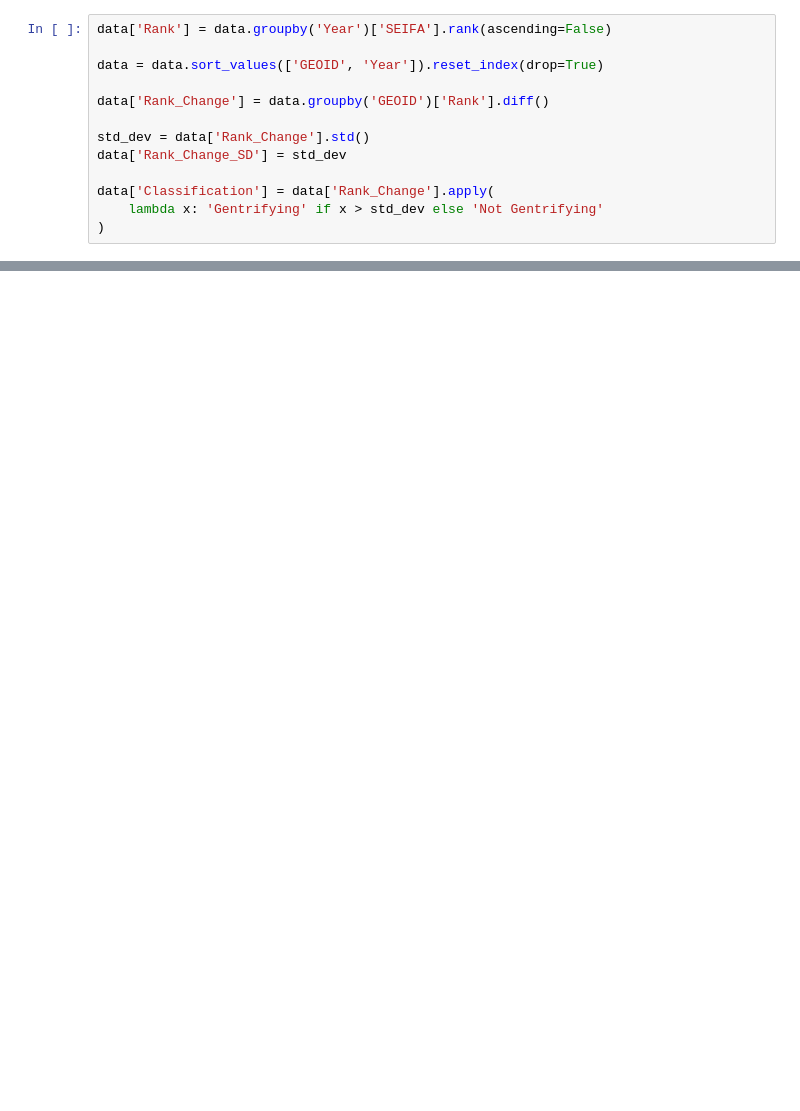
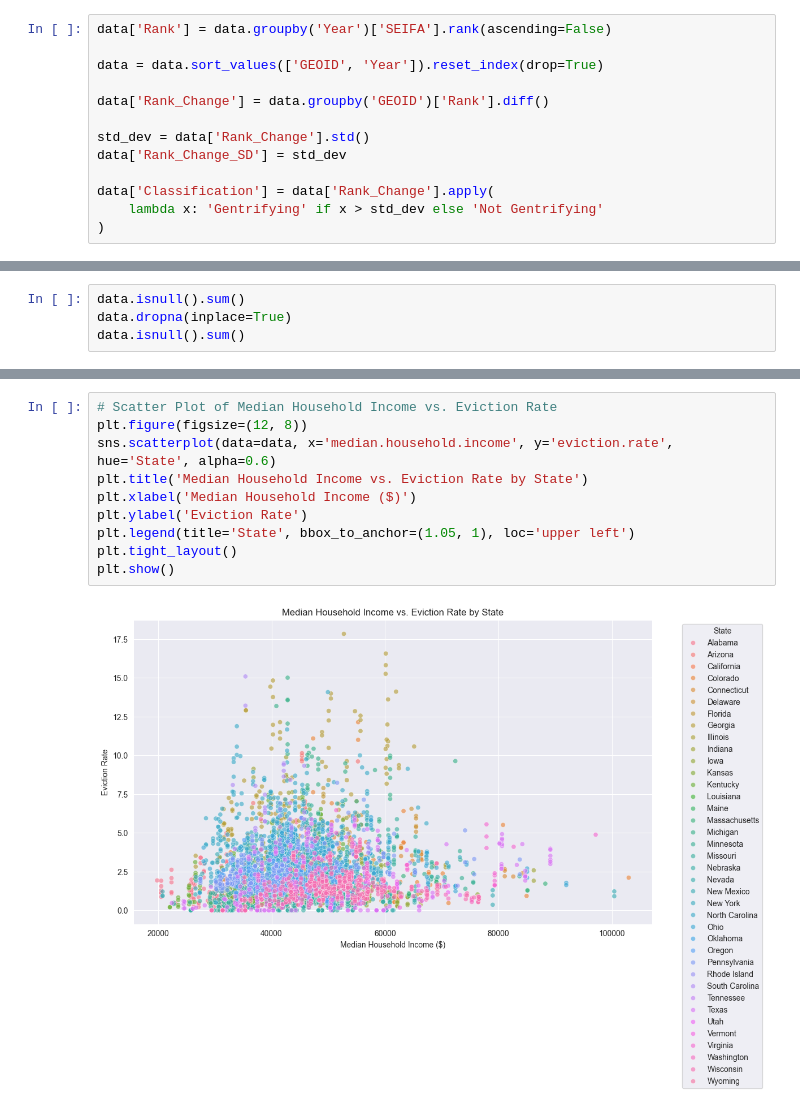
Before and after one commit to The-Swapster/gentrification_classification_prediction, a Jupyter notebook: dataprep.ipynb, the cells around one changed output, grey strips where cells are left out. Saved outputs shown, nothing was run; the diff lists cells and outputs as text; blank space fills up the shorter version.

```diff
--- a/dataprep.ipynb
+++ b/dataprep.ipynb
@@ -161 +152,5 @@ Gentrifying        1726
 Name: count, dtype: int64
+# %%
+data.isnull().sum()
+data.dropna(inplace=True)
+data.isnull().sum()
@@ -161,0 +208,12 @@ Name: count, dtype: int64
+# %%
+# Scatter Plot of Median Household Income vs. Eviction Rate
+plt.figure(figsize=(12, 8))
+sns.scatterplot(data=data, x='median.household.income', y='eviction.rate', hue='State', alpha=0.6)
+plt.title('Median Household Income vs. Eviction Rate by State')
+plt.xlabel('Median Household Income ($)')
+plt.ylabel('Eviction Rate')
+plt.legend(title='State', bbox_to_anchor=(1.05, 1), loc='upper left')
+plt.tight_layout()
+plt.show()
+# %% [output]
+[figure, added]
```
Also changed, not shown: parts of 59 cells of this notebook.
